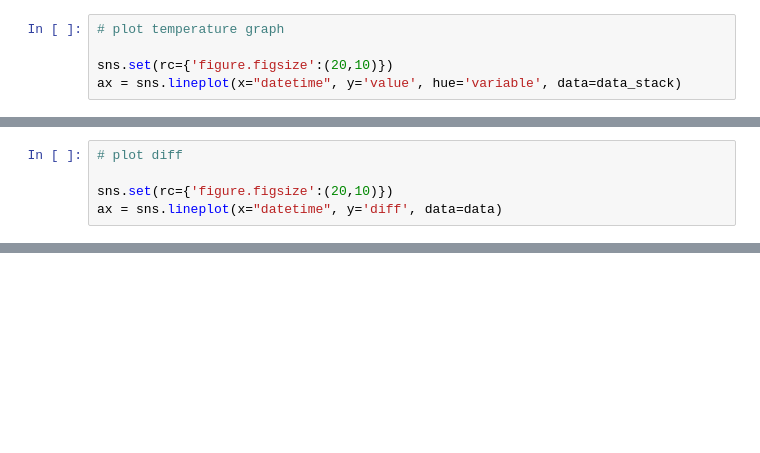
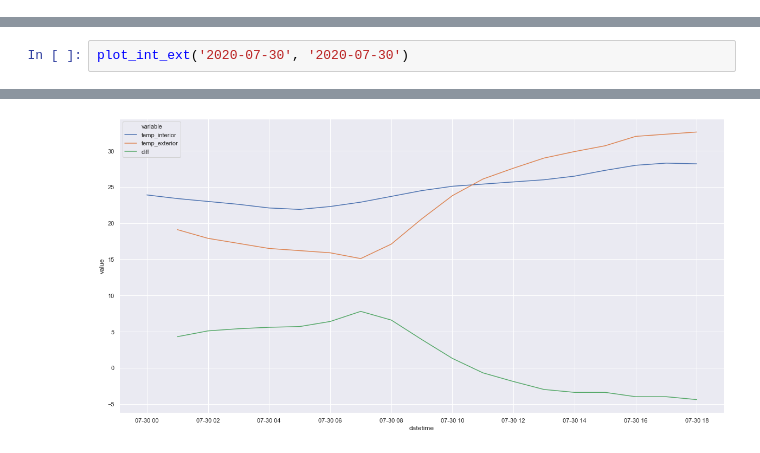
Before and after one commit to martindaniel4/home_data, a Jupyter notebook: netatmo_thermostat.ipynb, the cells around one changed output, grey strips where cells are left out. Saved outputs shown, nothing was run; the diff lists cells and outputs as text; blank space fills up the shorter version.

```diff
--- a/netatmo_thermostat.ipynb
+++ b/netatmo_thermostat.ipynb
@@ -22,5 +6,0 @@ data_stack = data.set_index('datetime')\
-# %%
-# plot temperature graph
-
-sns.set(rc={'figure.figsize':(20,10)})
-ax = sns.lineplot(x="datetime", y='value', hue='variable', data=data_stack)
@@ -35,5 +6,0 @@ data['diff'] = data['temperature'] - data['temp_exterior']
-# %%
-# plot diff
-
-sns.set(rc={'figure.figsize':(20,10)})
-ax = sns.lineplot(x="datetime", y='diff', data=data)
@@ -56,0 +7,3 @@ ax = sns.lineplot(x="datetime", y='diff', data=data)
+# %%
+plot_int_ext('2020-07-30', '2020-07-30')
+# %% [output]
@@ -56,0 +12 @@ ax = sns.lineplot(x="datetime", y='diff', data=data)
+[figure, added]
```
Also changed, not shown: parts of 11 cells of this notebook, 7 other files.
